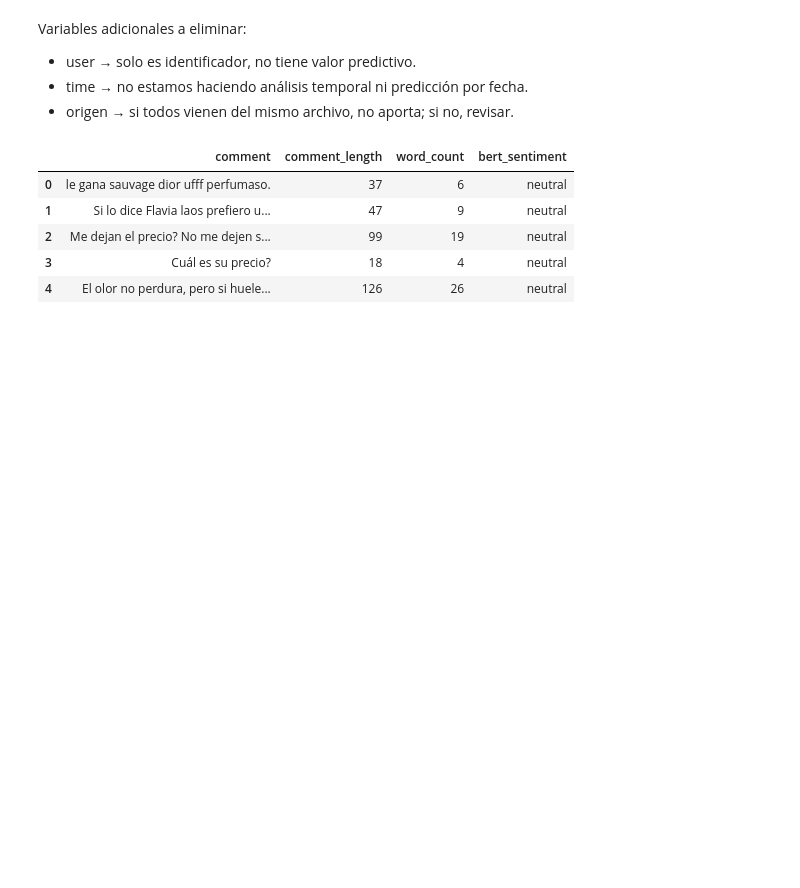
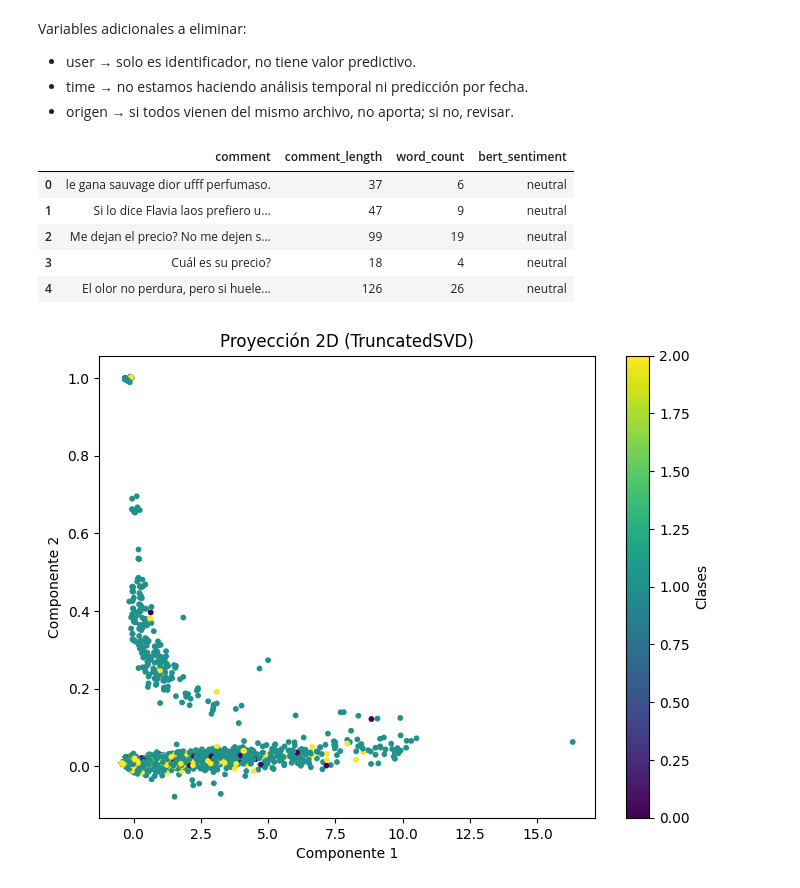
Before and after one commit to Raulinho-A/feel-track, a Jupyter notebook: notebooks/1.0-raa-eda.ipynb, the cells around one changed output. Cells and saved outputs as stored; diff of their text form; code cells hidden in the pictures; blank space fills up the shorter version.

```diff
--- a/notebooks/1.0-raa-eda.ipynb
+++ b/notebooks/1.0-raa-eda.ipynb
@@ -464,3 +486,7 @@ df.head()
 | 2 | Me dejan el precio? No me dejen s... | 99 | 19 | neutral |
 | 3 | Cuál es su precio? | 18 | 4 | neutral |
 | 4 | El olor no perdura, pero si huele... | 126 | 26 | neutral |
+# %%
+X_text = df['comment']
+X_numeric = df[['comment_length', 'word_count']]
+y = df['bert_sentiment']
@@ -466,0 +495,3 @@ df.head()
+# %%
+label_encoder = LabelEncoder()
+y_encoded = label_encoder.fit_transform(y)
@@ -466,0 +500,3 @@ df.head()
+# %%
+tfidf = TfidfVectorizer(max_features=5000)
+X_text_tfidf = tfidf.fit_transform(X_text)
@@ -466,0 +506,3 @@ df.head()
+# %%
+scaler = RobustScaler()
+X_numeric_scaled = scaler.fit_transform(X_numeric)
@@ -466,0 +512,16 @@ df.head()
+# %%
+from scipy.sparse import hstack
+X_combined = hstack([X_text_tfidf, X_numeric_scaled])
+
+svd = TruncatedSVD(n_components=2)
+X_reduced = svd.fit_transform(X_combined)
+
+plt.figure(figsize=(8, 6))
+plt.scatter(X_reduced[:, 0], X_reduced[:, 1], c=y_encoded, cmap='viridis', s=10)
+plt.title('Proyección 2D (TruncatedSVD)')
+plt.xlabel('Componente 1')
+plt.ylabel('Componente 2')
+plt.colorbar(label='Clases')
+plt.show()
+# %% [output]
+[figure, added]
```
Also changed, not shown: parts of 10 cells of this notebook, 1 other file.
